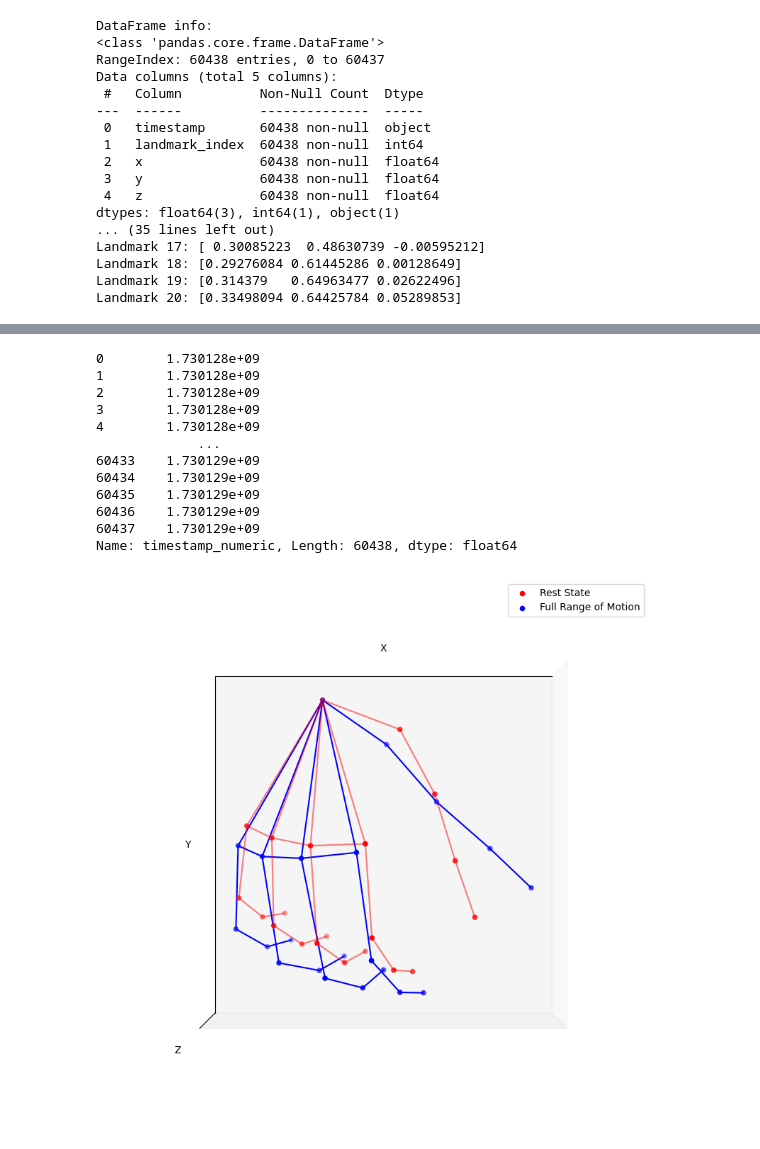
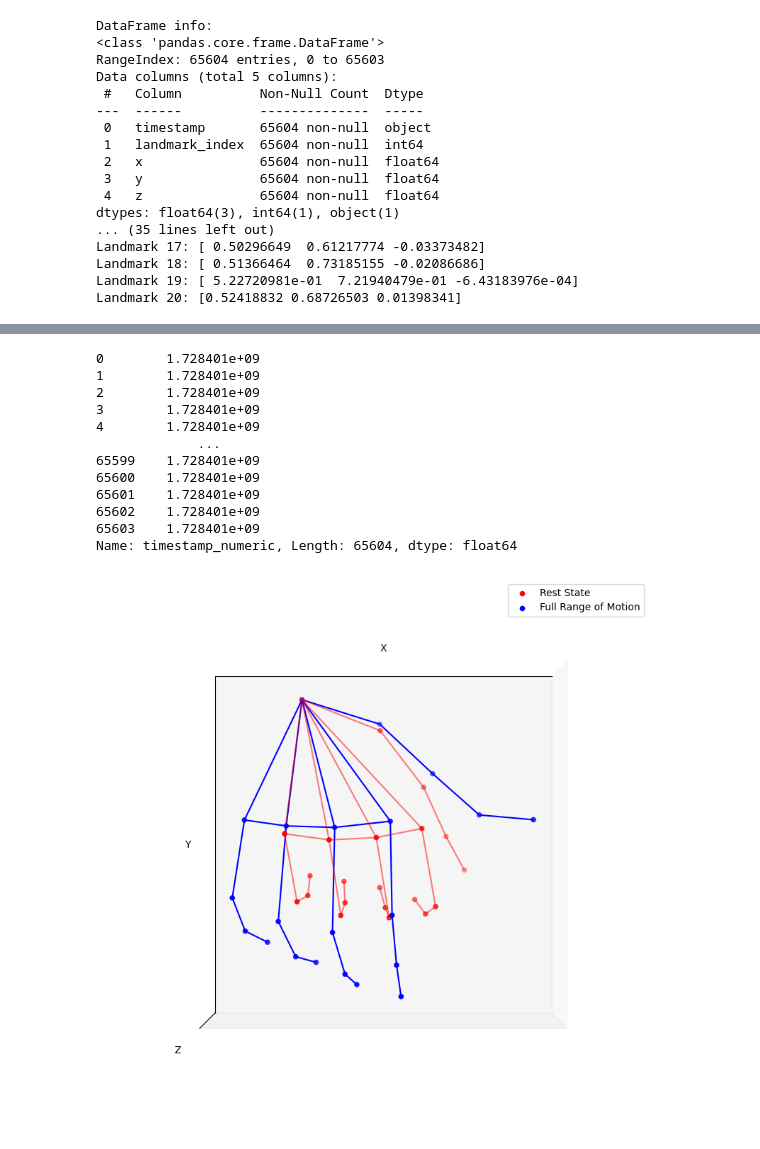
Before and after one commit to firmanserdana/Regrasp_Project, a Jupyter notebook: Code/mediapipe/stick_diagram.ipynb, the cells around one changed output, grey strips where cells are left out. Saved outputs shown, nothing was run; the diff lists cells and outputs as text; code cells hidden in the pictures.

Commit message:
stick diagram updates

```diff
--- a/Code/mediapipe/stick_diagram.ipynb
+++ b/Code/mediapipe/stick_diagram.ipynb
@@ -10,7 +10,7 @@ clear_output()
 import pandas as pd
 import pandas as pd
 
-df = pd.read_csv(r'C:\Users\dell\Documents\gitworks\phd\Rewire_Project\Code\mediapipe\thumb-ext-2-2024-10-28-15-13-46_realsense.csv')
+df = pd.read_csv(r'C:\Users\dell\Documents\gitworks\phd\Rewire_Project\Code\mediapipe\all-fing-ext-2024-10-08-15-14-03_Pro.csv')
 # Show the first few rows of the DataFrame
 df.head()
 
@@ -288,7 +288,7 @@ print(smoothed_marker_positions_df['timestamp_numeric'])
 first_frame_coords = smoothed_marker_positions_df[smoothed_marker_positions_df['timestamp'] == smoothed_marker_positions_df['timestamp'].min()][['x', 'y', 'z']].values
 
 # Get the x seconds frame
-x_seconds = 86
+x_seconds = 47
 x_seconds_timestamp = smoothed_marker_positions_df['timestamp_numeric'].min() + x_seconds
 x_seconds_coords = smoothed_marker_positions_df[smoothed_marker_positions_df['timestamp_numeric'] >= x_seconds_timestamp].head(21)[['x', 'y', 'z']].values
 
@@ -335,24 +335,24 @@ ax.scatter([], [], [], c='b', label='Full Range of Motion')
 # Show the legend
 ax.legend()
 
-plt.savefig('thumb_ext_86_anchored_wrist.svg', format='svg', dpi=1200)
+plt.savefig('all_fing_ext_47_anchored_wrist.svg', format='svg', dpi=1200)
 # Show the plot
 plt.show()
 # %% [output]
 DataFrame info:
 <class 'pandas.core.frame.DataFrame'>
-RangeIndex: 60438 entries, 0 to 60437
+RangeIndex: 65604 entries, 0 to 65603
 Data columns (total 5 columns):
  #   Column          Non-Null Count  Dtype
 ---  ------          --------------  -----
- 0   timestamp       60438 non-null  object
- 1   landmark_index  60438 non-null  int64
- 2   x               60438 non-null  float64
- 3   y               60438 non-null  float64
- 4   z               60438 non-null  float64
+ 0   timestamp       65604 non-null  object
+ 1   landmark_index  65604 non-null  int64
+ 2   x               65604 non-null  float64
+ 3   y               65604 non-null  float64
+ 4   z               65604 non-null  float64
 dtypes: float64(3), int64(1), object(1)
 ... (35 lines left out)
-Landmark 17: [ 0.30085223  0.48630739 -0.00595212]
-Landmark 18: [0.29276084 0.61445286 0.00128649]
-Landmark 19: [0.314379   0.64963477 0.02622496]
-Landmark 20: [0.33498094 0.64425784 0.05289853]
+Landmark 17: [ 0.50296649  0.61217774 -0.03373482]
+Landmark 18: [ 0.51366464  0.73185155 -0.02086686]
+Landmark 19: [ 5.22720981e-01  7.21940479e-01 -6.43183976e-04]
+Landmark 20: [0.52418832 0.68726503 0.01398341]
@@ -360,13 +360,13 @@ Landmark 20: [0.33498094 0.64425784 0.05289853]
-0        1.730128e+09
-1        1.730128e+09
-2        1.730128e+09
-3        1.730128e+09
-4        1.730128e+09
+0        1.728401e+09
+1        1.728401e+09
+2        1.728401e+09
+3        1.728401e+09
+4        1.728401e+09
              ...
-60433    1.730129e+09
-60434    1.730129e+09
-60435    1.730129e+09
-60436    1.730129e+09
-60437    1.730129e+09
-Name: timestamp_numeric, Length: 60438, dtype: float64
+65599    1.728401e+09
+65600    1.728401e+09
+65601    1.728401e+09
+65602    1.728401e+09
+65603    1.728401e+09
+Name: timestamp_numeric, Length: 65604, dtype: float64
-[figure, old version]
+[figure, new version]
```
Also changed, not shown: parts of 3 cells of this notebook.
